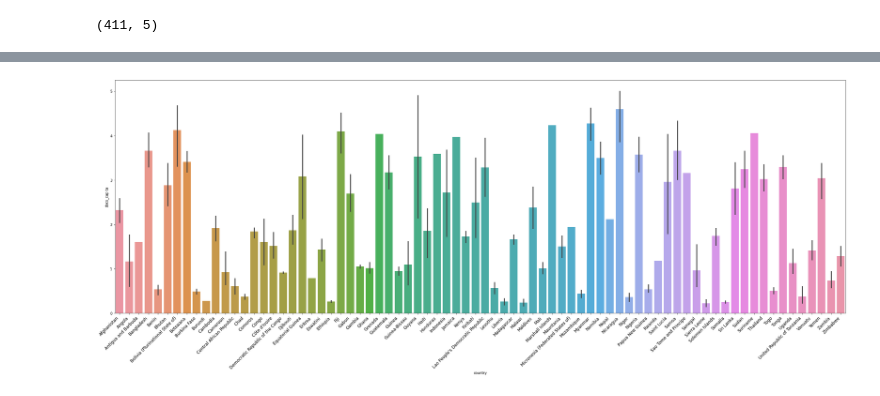
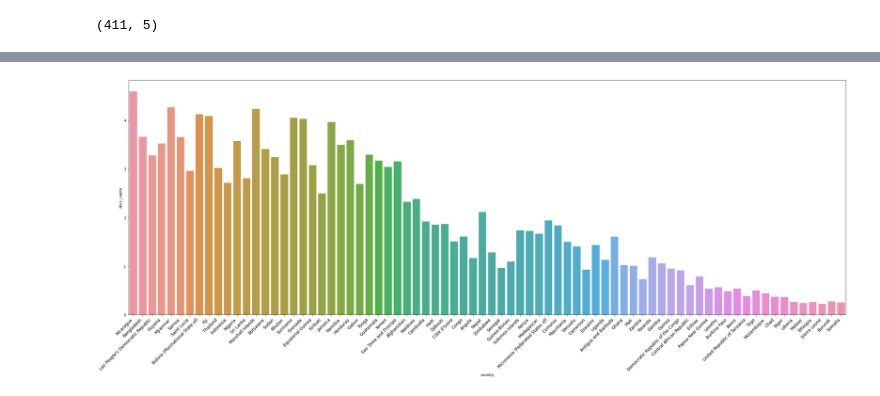
Before and after one commit to ozbunae/med_staff_data, a Jupyter notebook: World Wide Medical Staff.ipynb, the cells around one changed output, grey strips where cells are left out. Drawn from its saved outputs; the diff is of its cells as text; code cells hidden in the pictures.

```diff
--- a/World Wide Medical Staff.ipynb
+++ b/World Wide Medical Staff.ipynb
@@ -131,2 +136,3 @@ new.shape
 # %%
-ordered = new.docs_capita.sort_values(ascending=False)
+new_plot = new.sort_values('docs_capita', ascending=False)
+new_plot.head()
@@ -133,11 +146,11 @@ ordered = new.docs_capita.sort_values(ascending=False)
 # %%
 
 fix, ax = plt.subplots(figsize = (30,12))
 
-g = sns.barplot(data=new, x='country', y=ordered)
+g = sns.barplot(data=new_plot, x='country', y='docs_capita', ci=False)
 g.set_xticklabels(g.get_xticklabels(), rotation=45, ha='right', fontsize = 12)
 
 plt.tight_layout()
 plt.show()
 # %% [output]
-[figure, old version]
+[figure, new version]
```
Also changed, not shown: parts of 2 cells of this notebook.
